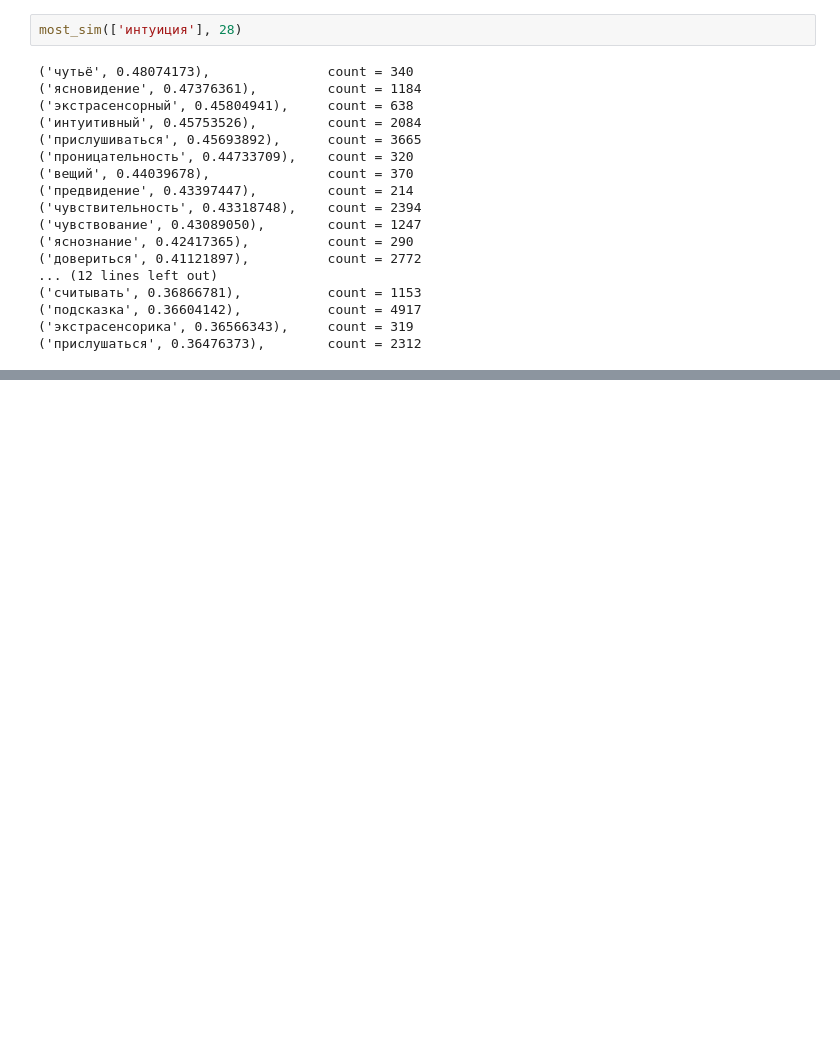
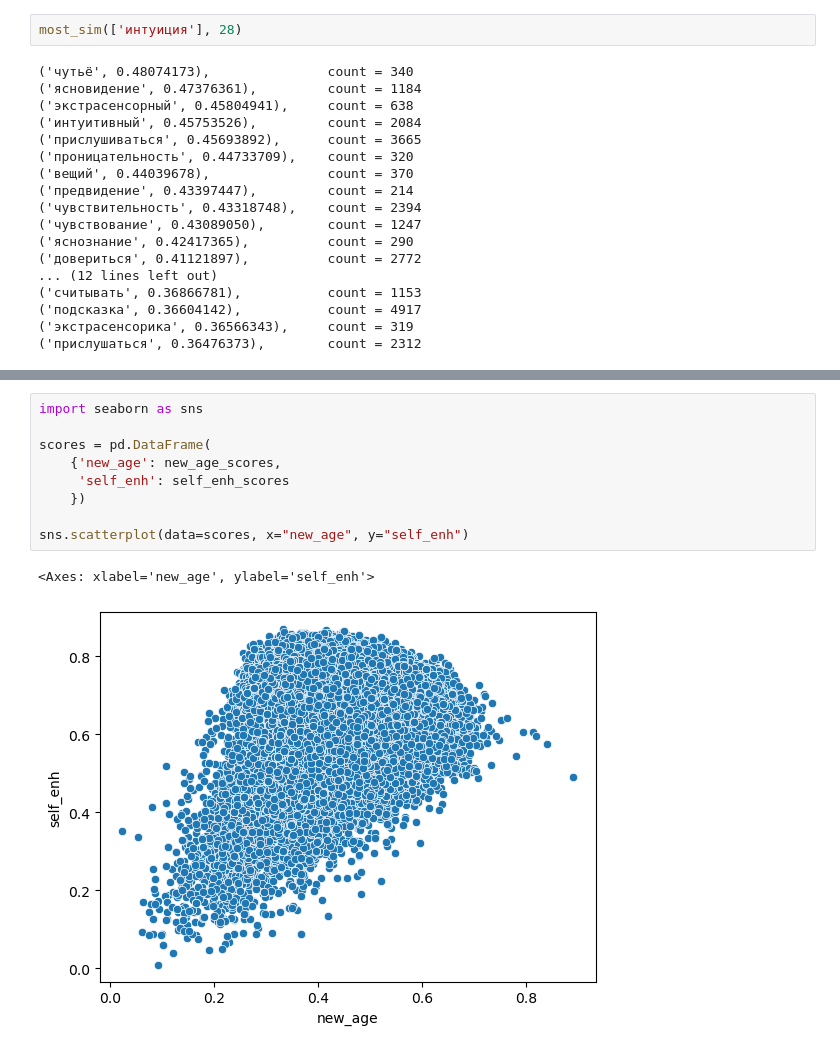
Before and after one commit to Revelia/NLP_analysis_of_russian_social_media, a Jupyter notebook: statistics calculate.ipynb, the cells around one changed output, grey strips where cells are left out. Cells and saved outputs as stored; diff of their text form; blank space fills up the shorter version.

```diff
--- a/statistics calculate.ipynb
+++ b/statistics calculate.ipynb
@@ -35,0 +148,12 @@ most_sim(['интуиция'], 28)
+# %%
+import seaborn as sns
+
+scores = pd.DataFrame(
+    {'new_age': new_age_scores,
+     'self_enh': self_enh_scores
+    })
+
+sns.scatterplot(data=scores, x="new_age", y="self_enh")
+# %% [output]
+<Axes: xlabel='new_age', ylabel='self_enh'>
+[figure, added]
```
Also changed, not shown: parts of 9 cells of this notebook.
